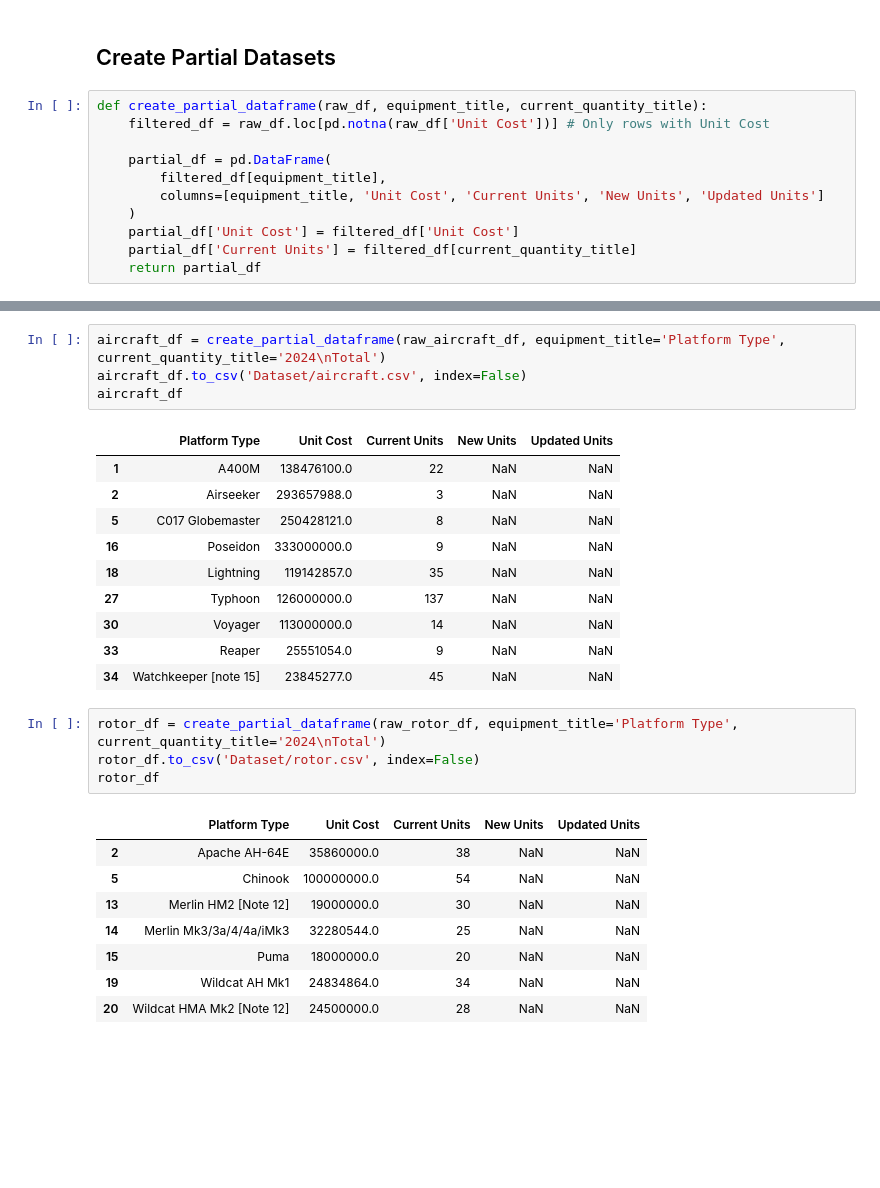
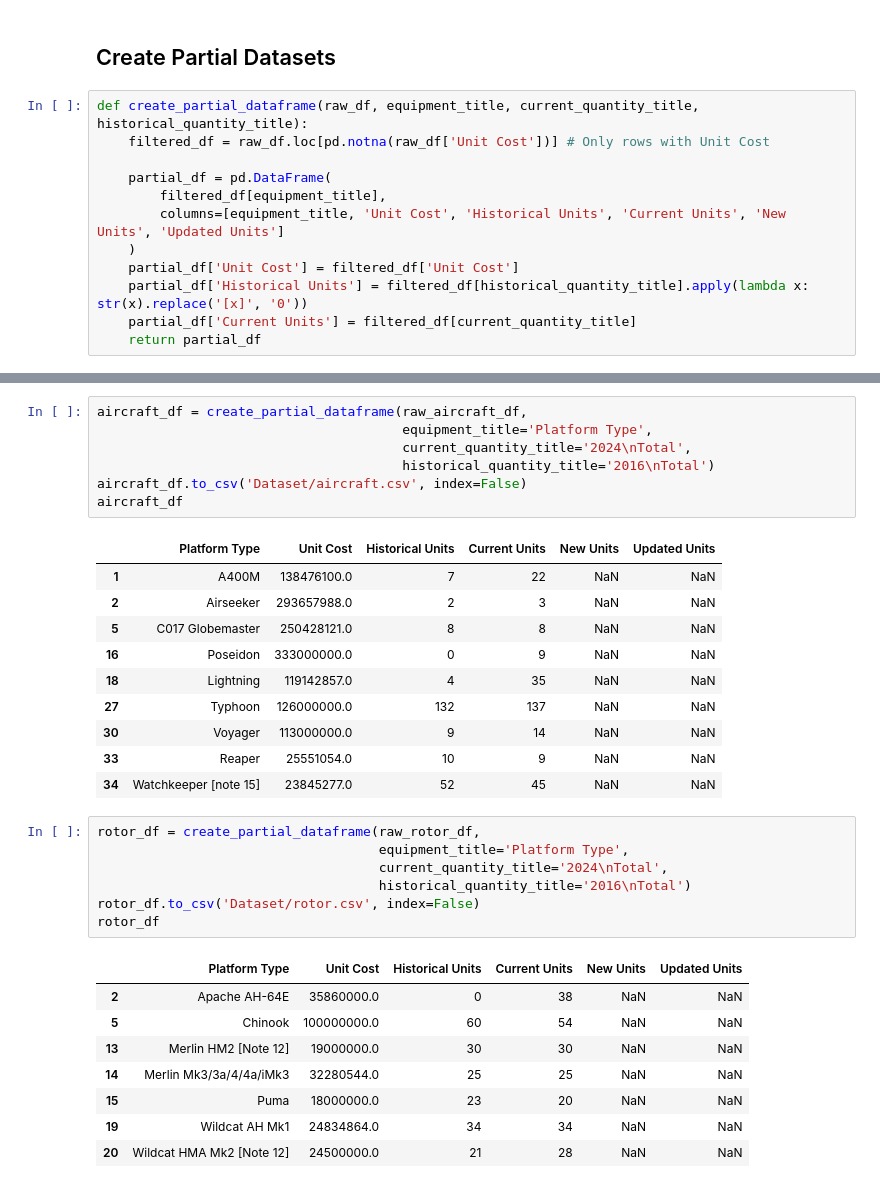
Before and after one commit to c-524573/uk-armed-forces-equipment-allocation, a Jupyter notebook: Preprocessing.ipynb, the cells around one changed output, grey strips where cells are left out. Drawn from its saved outputs; the diff is of its cells as text; blank space fills up the shorter version.

```diff
--- a/Preprocessing.ipynb
+++ b/Preprocessing.ipynb
@@ -50,14 +50,15 @@ raw_rotor_df.head(5)
 # %% [markdown]
 ## Create Partial Datasets
 # %%
-def create_partial_dataframe(raw_df, equipment_title, current_quantity_title):
+def create_partial_dataframe(raw_df, equipment_title, current_quantity_title, historical_quantity_title):
     filtered_df = raw_df.loc[pd.notna(raw_df['Unit Cost'])] # Only rows with Unit Cost
 
     partial_df = pd.DataFrame(
         filtered_df[equipment_title],
-        columns=[equipment_title, 'Unit Cost', 'Current Units', 'New Units', 'Updated Units']
+        columns=[equipment_title, 'Unit Cost', 'Historical Units', 'Current Units', 'New Units', 'Updated Units']
     )
     partial_df['Unit Cost'] = filtered_df['Unit Cost']
+    partial_df['Historical Units'] = filtered_df[historical_quantity_title].apply(lambda x: str(x).replace('[x]', '0'))
     partial_df['Current Units'] = filtered_df[current_quantity_title]
     return partial_df
 # %%
@@ -95,28 +102,34 @@ land_equipment_df
 # %%
-aircraft_df = create_partial_dataframe(raw_aircraft_df, equipment_title='Platform Type', current_quantity_title='2024\nTotal')
+aircraft_df = create_partial_dataframe(raw_aircraft_df,
+                                       equipment_title='Platform Type',
+                                       current_quantity_title='2024\nTotal',
+                                       historical_quantity_title='2016\nTotal')
 aircraft_df.to_csv('Dataset/aircraft.csv', index=False)
 aircraft_df
 # %% [output]
-|  | Platform Type | Unit Cost | Current Units | New Units | Updated Units |
-| 1 | A400M | 138476100.0 | 22 | NaN | NaN |
-| 2 | Airseeker | 293657988.0 | 3 | NaN | NaN |
-| 5 | C017 Globemaster | 250428121.0 | 8 | NaN | NaN |
-| 16 | Poseidon | 333000000.0 | 9 | NaN | NaN |
-| 18 | Lightning | 119142857.0 | 35 | NaN | NaN |
-| 27 | Typhoon | 126000000.0 | 137 | NaN | NaN |
-| 30 | Voyager | 113000000.0 | 14 | NaN | NaN |
-| 33 | Reaper | 25551054.0 | 9 | NaN | NaN |
-| 34 | Watchkeeper [note 15] | 23845277.0 | 45 | NaN | NaN |
+|  | Platform Type | Unit Cost | Historical Units | Current Units | New Units | Updated Units |
+| 1 | A400M | 138476100.0 | 7 | 22 | NaN | NaN |
+| 2 | Airseeker | 293657988.0 | 2 | 3 | NaN | NaN |
+| 5 | C017 Globemaster | 250428121.0 | 8 | 8 | NaN | NaN |
+| 16 | Poseidon | 333000000.0 | 0 | 9 | NaN | NaN |
+| 18 | Lightning | 119142857.0 | 4 | 35 | NaN | NaN |
+| 27 | Typhoon | 126000000.0 | 132 | 137 | NaN | NaN |
+| 30 | Voyager | 113000000.0 | 9 | 14 | NaN | NaN |
+| 33 | Reaper | 25551054.0 | 10 | 9 | NaN | NaN |
+| 34 | Watchkeeper [note 15] | 23845277.0 | 52 | 45 | NaN | NaN |
 # %%
-rotor_df = create_partial_dataframe(raw_rotor_df, equipment_title='Platform Type', current_quantity_title='2024\nTotal')
+rotor_df = create_partial_dataframe(raw_rotor_df,
+                                    equipment_title='Platform Type',
+                                    current_quantity_title='2024\nTotal',
+                                    historical_quantity_title='2016\nTotal')
 rotor_df.to_csv('Dataset/rotor.csv', index=False)
 rotor_df
 # %% [output]
-|  | Platform Type | Unit Cost | Current Units | New Units | Updated Units |
-| 2 | Apache AH-64E | 35860000.0 | 38 | NaN | NaN |
-| 5 | Chinook | 100000000.0 | 54 | NaN | NaN |
-| 13 | Merlin HM2 [Note 12] | 19000000.0 | 30 | NaN | NaN |
-| 14 | Merlin Mk3/3a/4/4a/iMk3 | 32280544.0 | 25 | NaN | NaN |
-| 15 | Puma | 18000000.0 | 20 | NaN | NaN |
-| 19 | Wildcat AH Mk1 | 24834864.0 | 34 | NaN | NaN |
-| 20 | Wildcat HMA Mk2 [Note 12] | 24500000.0 | 28 | NaN | NaN |
+|  | Platform Type | Unit Cost | Historical Units | Current Units | New Units | Updated Units |
+| 2 | Apache AH-64E | 35860000.0 | 0 | 38 | NaN | NaN |
+| 5 | Chinook | 100000000.0 | 60 | 54 | NaN | NaN |
+| 13 | Merlin HM2 [Note 12] | 19000000.0 | 30 | 30 | NaN | NaN |
+| 14 | Merlin Mk3/3a/4/4a/iMk3 | 32280544.0 | 25 | 25 | NaN | NaN |
+| 15 | Puma | 18000000.0 | 23 | 20 | NaN | NaN |
+| 19 | Wildcat AH Mk1 | 24834864.0 | 34 | 34 | NaN | NaN |
+| 20 | Wildcat HMA Mk2 [Note 12] | 24500000.0 | 21 | 28 | NaN | NaN |
```
Also changed, not shown: parts of 2 cells of this notebook, 5 other files.
